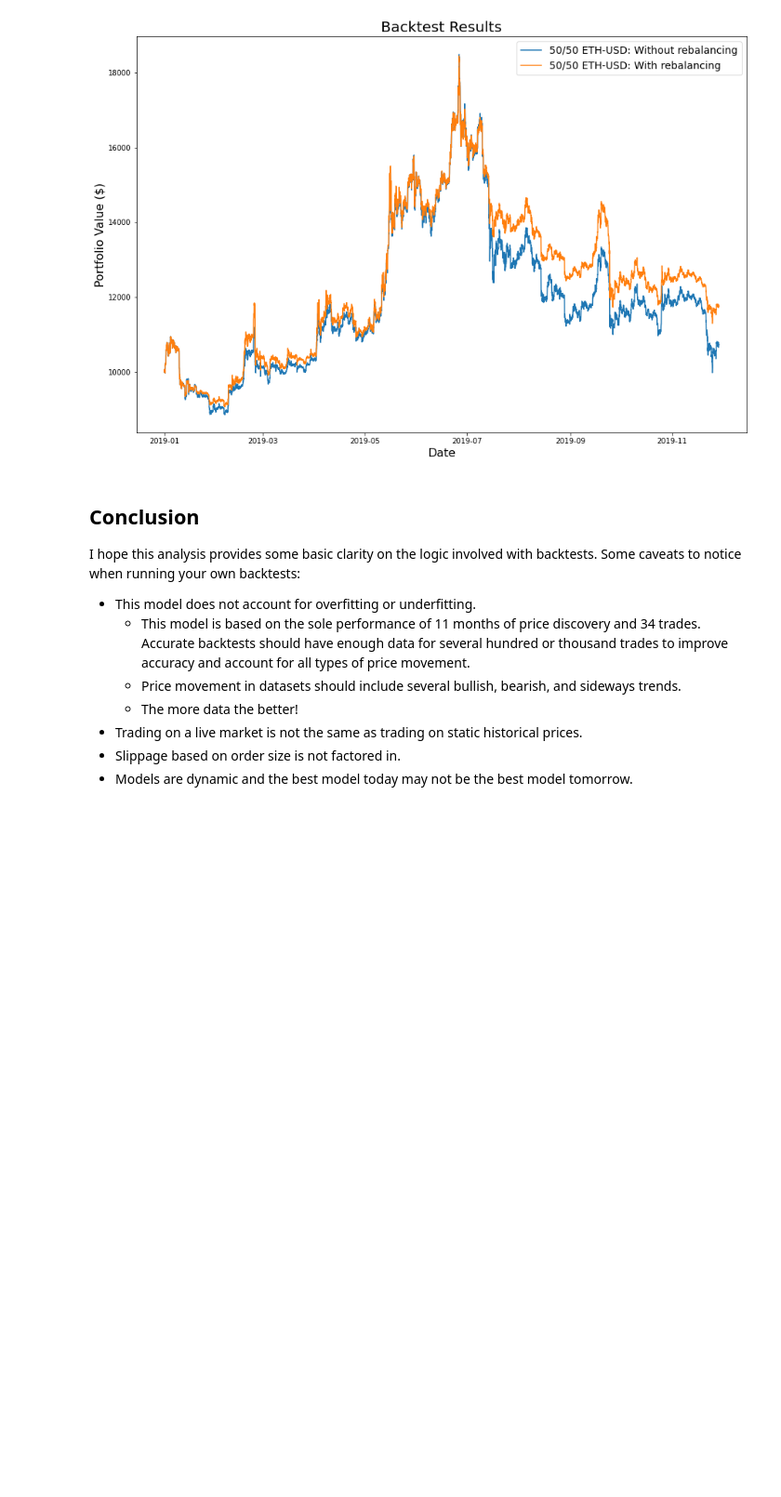
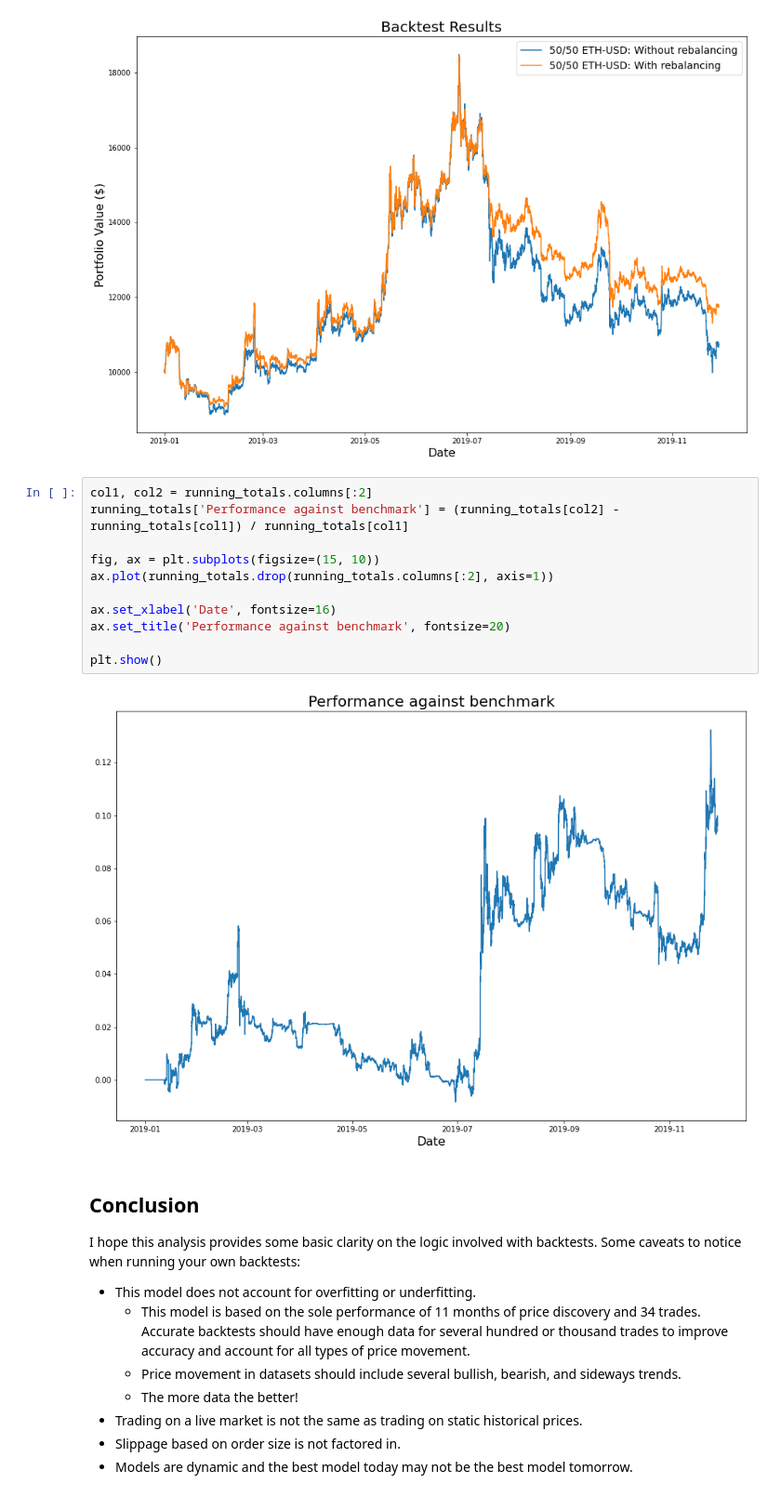
Before and after one commit to pegahcarter/token-sets, a Jupyter notebook: notebooks/Introduction to Backtesting Algorithms.ipynb, the cells around one changed output. Shown: that part at 93% size. Cells and saved outputs as stored; diff of their text form; blank space fills up the shorter version.

Commit message:
Add performance against benchmark

```diff
--- a/notebooks/Introduction to Backtesting Algorithms.ipynb
+++ b/notebooks/Introduction to Backtesting Algorithms.ipynb
@@ -305,6 +305,19 @@ ax.set_title('Backtest Results', fontsize=20)
 plt.show()
 # %% [output]
 [figure]
+# %%
+col1, col2 = running_totals.columns[:2]
+running_totals['Performance against benchmark'] = (running_totals[col2] - running_totals[col1]) / running_totals[col1]
+
+fig, ax = plt.subplots(figsize=(15, 10))
+ax.plot(running_totals.drop(running_totals.columns[:2], axis=1))
+
+ax.set_xlabel('Date', fontsize=16)
+ax.set_title('Performance against benchmark', fontsize=20)
+
+plt.show()
+# %% [output]
+[figure, added]
 # %% [markdown]
 ## Conclusion
 I hope this analysis provides some basic clarity on the logic involved with backtests.  Some caveats to notice when running your own backtests:
```
Also changed, not shown: parts of 1 cell of this notebook.
